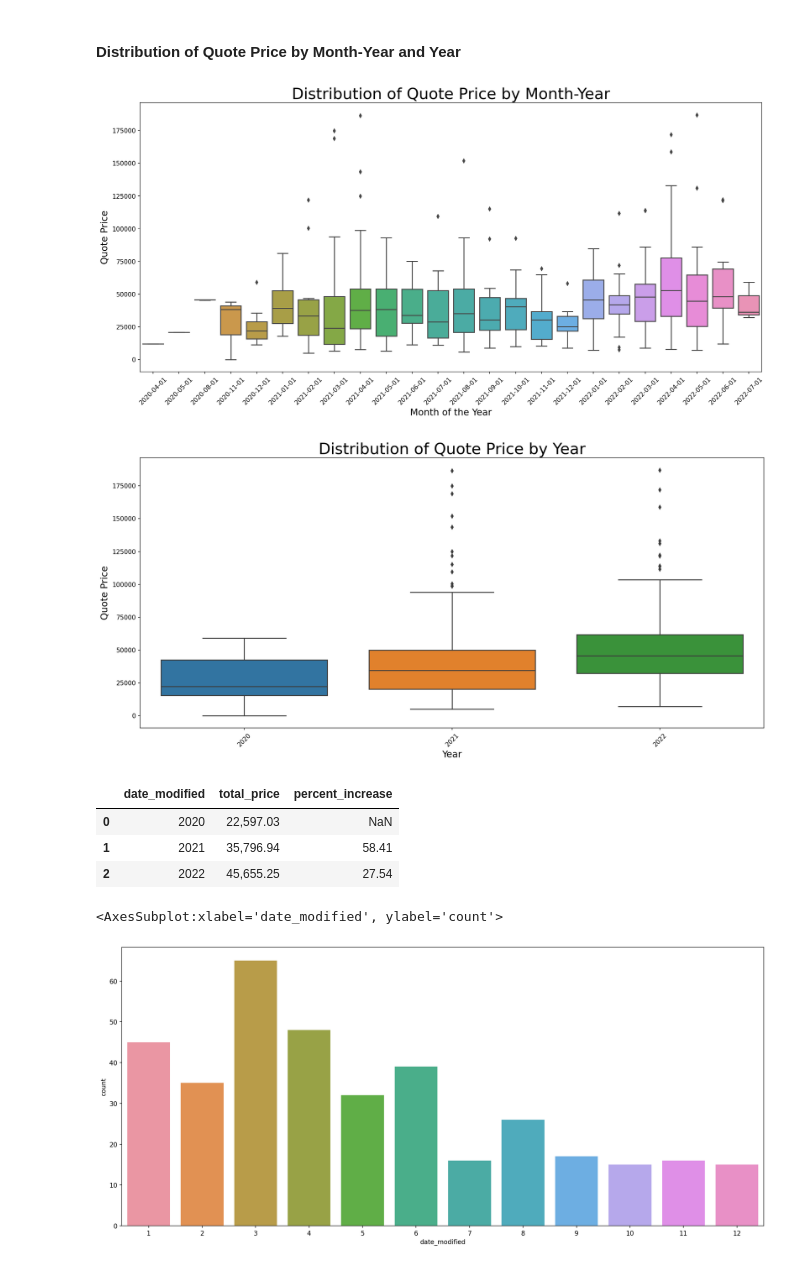
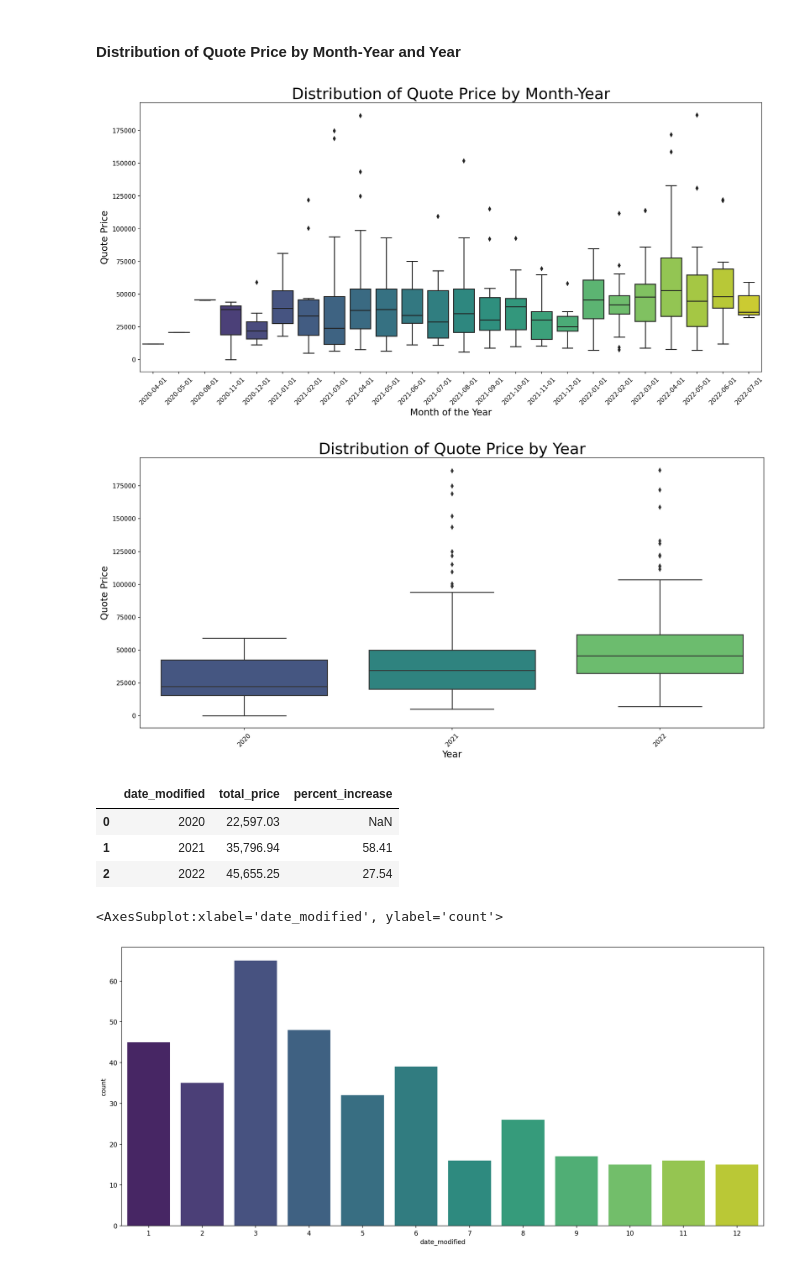
Before and after one commit to blombard24/XLSX_FileCrawler, a Jupyter notebook: file_crawler.ipynb, the cells around one changed output. Saved outputs shown, nothing was run; the diff lists cells and outputs as text; code cells hidden in the pictures.

```diff
--- a/file_crawler.ipynb
+++ b/file_crawler.ipynb
@@ -184,25 +212,26 @@ plt.figure(figsize = (18,8), dpi = 150)
 plt.xticks(rotation = 45)
 # plt.title('Distribution of Contract price', fontsize = 25)
 # plt.xlabel('Month of the Year')
-sns.boxplot(data = df, x = df['month_year'].dt.date.sort_values(), y = df[(df['total_price']<200000)]['total_price'])
+sns.boxplot(data = df, x = df['month_year'].dt.date.sort_values(), y = df[(df['total_price']<200000)]['total_price'],\
+            palette = "viridis")
 plt.title('Distribution of Quote Price by Month-Year', size = 25)
 plt.xlabel('Month of the Year', size = 15)
 plt.ylabel('Quote Price', size = 15)
 plt.show()
 # %% [output]
-[figure, old version]
+[figure, new version]
 # %%
 plt.figure(figsize = (18,8), dpi = 150)
 plt.xticks(rotation = 45)
 # plt.title('Distribution of Contract price', fontsize = 25)
 # plt.xlabel('Month of the Year')
-sns.boxplot(data = df, x = df['date_modified'].dt.year, y = df[(df['total_price']<200000)]['total_price'])
+sns.boxplot(data = df, x = df['date_modified'].dt.year, y = df[(df['total_price']<200000)]['total_price'], palette = "viridis")
 plt.title('Distribution of Quote Price by Year', size = 25)
 plt.xlabel('Year', size = 15)
 plt.ylabel('Quote Price', size = 15)
 plt.show()
 # %% [output]
-[figure, old version]
+[figure, new version]
 # %%
 year_median = pd.DataFrame(df.groupby(df['date_modified'].dt.year)['total_price'].median()).reset_index()
 year_median['percent_increase'] = abs(year_median['total_price'].shift(1)-year_median['total_price'])/\
@@ -216,7 +245,7 @@ year_median
 | 2 | 2022 | 45,655.25 | 27.54 |
 # %%
 plt.figure(figsize = (18,8), dpi = 150)
-sns.countplot(data=df, x = df['date_modified'].dt.month)
+sns.countplot(data=df, x = df['date_modified'].dt.month, palette = "viridis")
 # %% [output]
 <AxesSubplot:xlabel='date_modified', ylabel='count'>
-[figure, old version]
+[figure, new version]
```
Also changed, not shown: parts of 4 cells of this notebook.
